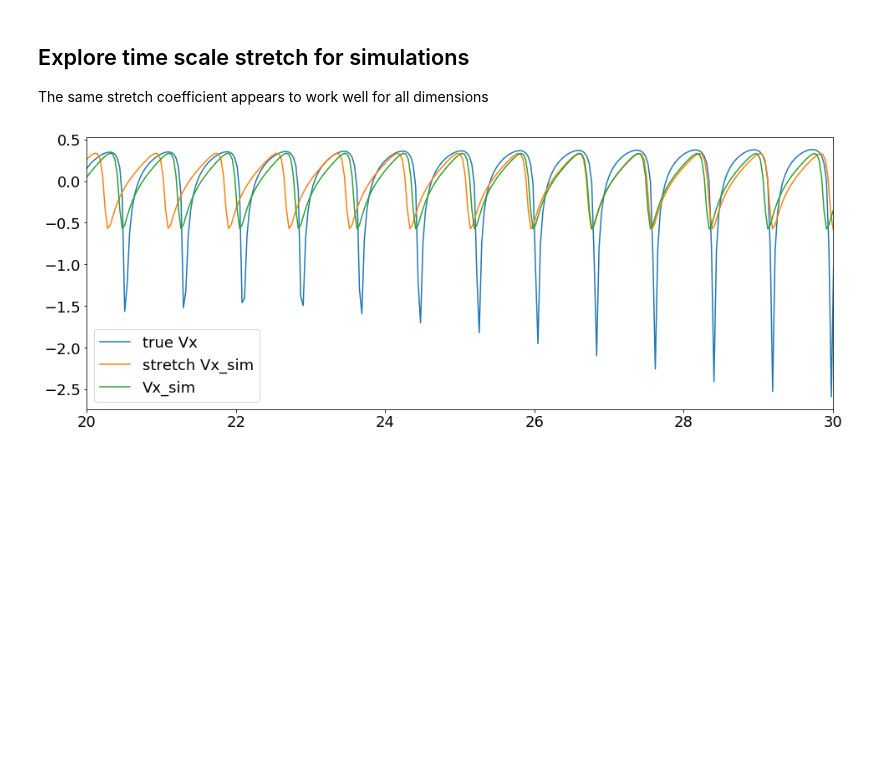
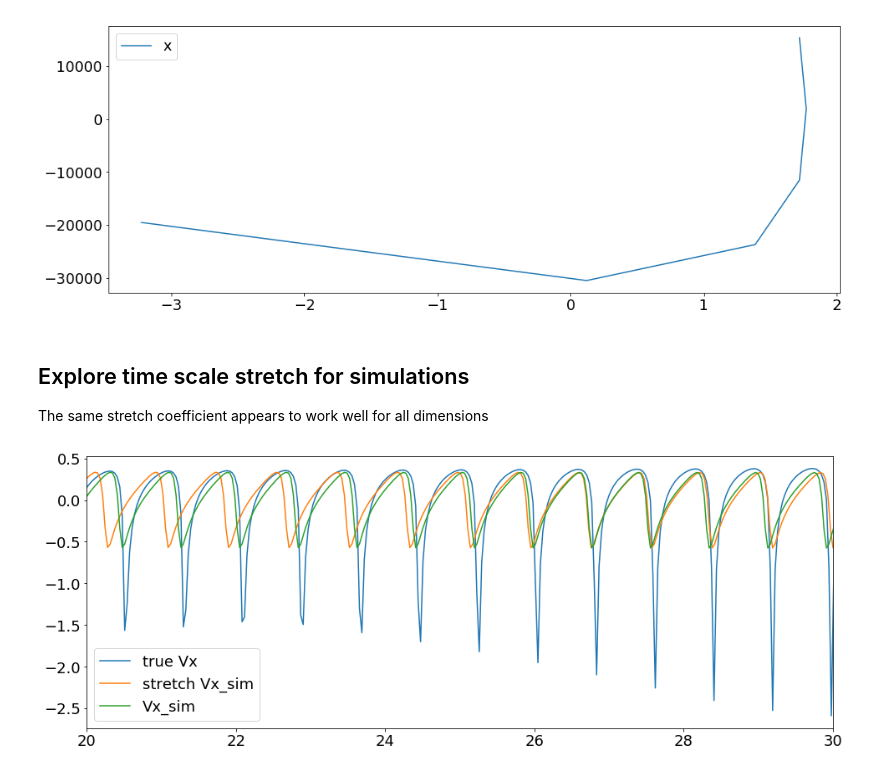
Before and after one commit to Mixanik-43/IDAO-2020, a Jupyter notebook: utils_notebook.ipynb, the cells around one changed output. Cells and saved outputs as stored; diff of their text form; code cells hidden in the pictures; blank space fills up the shorter version.

```diff
--- a/utils_notebook.ipynb
+++ b/utils_notebook.ipynb
@@ -227,3 +269,18 @@ plt.legend();
+# %%
+id = 572
+data = remove_time_jumps_fast(get_satellite_data(s_data, id))
+plt.figure(figsize=(16, 6))
+data_t = data[data['t'] <= .5]
+plt.plot(data_t['Vx'],data_t['x'])#, label = 'true x');
+#plt.plot(data['t'],data['x_sim'], label = 'x_sim');
+#plt.plot(stretch_dict[id]*data['t'],data['x_sim'], label = 'stretch x_sim');
+
+#plt.xlim([0,10])
+#plt.xlim([10,20])
+#plt.xlim([20,30])
+plt.legend();
+# %% [output]
+[figure, added]
 # %% [markdown]
 ## Explore time scale stretch for simulations
 
```
Also changed, not shown: parts of 50 cells of this notebook, 2 other files.
